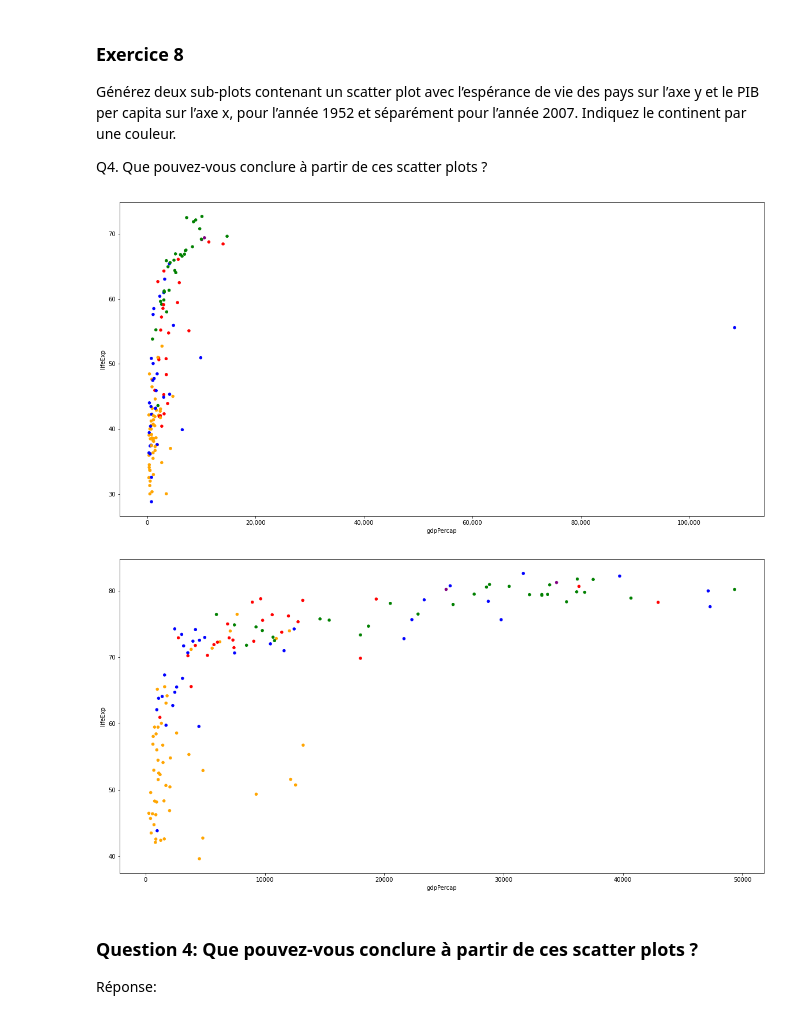
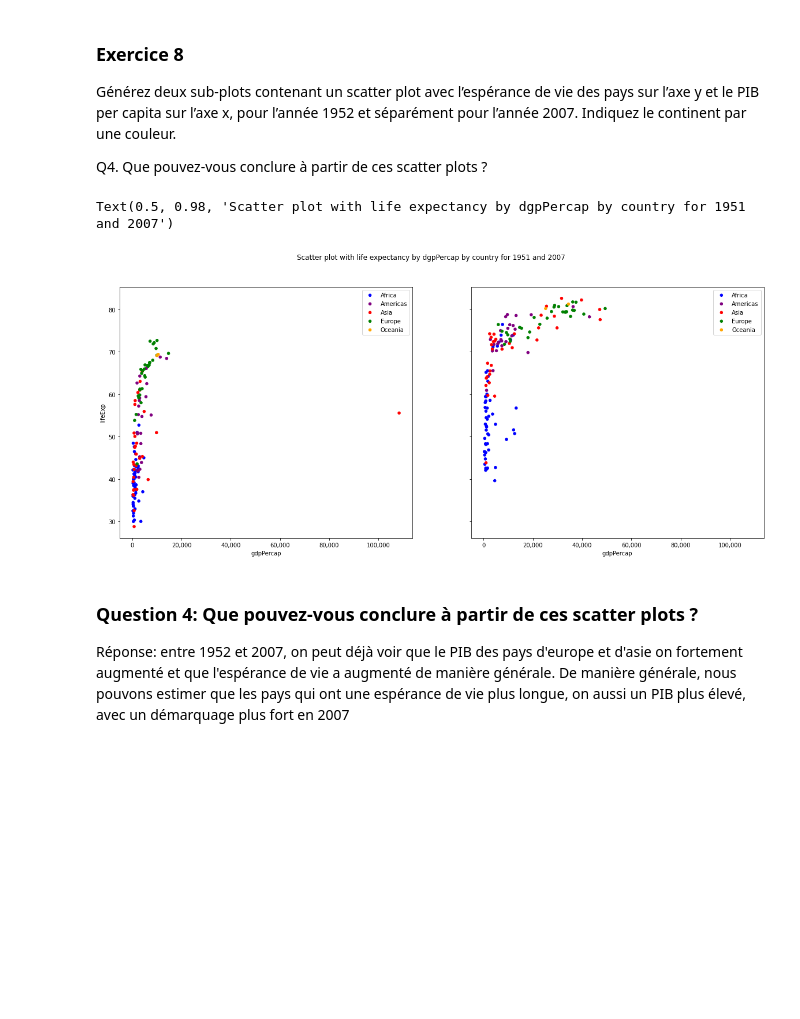
Before and after one commit to DrC0okie/Roy_VanHove_ISD_TP3, a Jupyter notebook: gapminder.ipynb, the cells around one changed output. Cells and saved outputs as stored; diff of their text form; code cells hidden in the pictures; blank space fills up the shorter version.

```diff
--- a/gapminder.ipynb
+++ b/gapminder.ipynb
@@ -209,18 +209,35 @@ Réponse: Nous constatons que l'évolution de la population en asie est extrême
 Générez deux sub-plots contenant un scatter plot avec l’espérance de vie des pays sur l’axe y et le PIB per capita sur l’axe x, pour l’année 1952 et séparément pour l’année 2007. Indiquez le continent par une couleur.
 
 Q4. Que pouvez-vous conclure à partir de ces scatter plots ?
-# %%
-import matplotlib.colors as mcolors
-data1 = gm.loc[:, ["year","gdpPercap","lifeExp", "continent"]].query("year == 1952")
-data2 = gm.loc[:, ["year","gdpPercap","lifeExp", "continent"]].query("year == 2007")
-colors = {'Americas':'red', 'Europe':'green', 'Asia':'blue', 'Oceania':'purple', 'Africa':'orange'}
-plot1 = data1.plot.scatter(x="gdpPercap", y="lifeExp", c=data1['continent'].map(colors), figsize=(20,10))
-plot2 = data2.plot.scatter(x="gdpPercap", y="lifeExp", c=data1['continent'].map(colors), figsize=(20,10))
-plot1.get_xaxis().set_major_formatter(mpl.ticker.FuncFormatter(lambda x, p: format(int(x), ",")))
-# %% [output]
-[figure, removed]
-[figure, removed]
+# %%
+#data1 = gm.loc[:, ["year","gdpPercap","lifeExp", "continent"]].query("year == 1952")
+#data2 = gm.loc[:, ["year","gdpPercap","lifeExp", "continent"]].query("year == 2007")
+#colors = {'Americas':'red', 'Europe':'green', 'Asia':'blue', 'Oceania':'purple', 'Africa':'orange'}
+#labels = {'Americas', 'Europe', 'Asia', 'Oceania', 'Africa'}
+#plot1 = data1.plot.scatter(x="gdpPercap", y="lifeExp", c=data1['continent'].map(colors), figsize=(20,10))
+#plot1.get_xaxis().set_major_formatter(mpl.ticker.FuncFormatter(lambda x, p: format(int(x), ",")))
+#plot2 = data2.plot.scatter(x="gdpPercap", y="lifeExp", c=data1['continent'].map(colors), figsize=(20,10))
+#plot2.get_xaxis().set_major_formatter(mpl.ticker.FuncFormatter(lambda x, p: format(int(x), ",")))
+fig, axs = plt.subplots(1, 2, sharey=True, sharex=True, figsize=(20, 8))
+axs[0].get_xaxis().set_major_formatter(mpl.ticker.FuncFormatter(lambda x, p: format(int(x), ",")))
+colors = {'Asia':'red', 'Europe':'green', 'Africa':'blue', 'Americas':'purple', 'Oceania':'orange'}
+
+data_1952 = gm.loc[:, ['continent','lifeExp', 'gdpPercap','year']].query("year == 1952")
+data_2007 = gm.loc[:, ['continent','lifeExp', 'gdpPercap','year']].query("year == 2007")
+
+for c, (continent, df_continent) in enumerate(data_1952.groupby('continent')):
+    df_continent.plot.scatter(ax=axs[0], x="gdpPercap", y="lifeExp", c=df_continent['continent'].map(colors), label=continent)
+
+
+for c, (continent, df_continent) in enumerate(data_2007.groupby('continent')):
+    df_continent.plot.scatter(ax=axs[1], x="gdpPercap", y="lifeExp", c=df_continent['continent'].map(colors), label=continent)
+fig.suptitle('Scatter plot with life expectancy by dgpPercap by country for 1951 and 2007')
+# %% [output]
+Text(0.5, 0.98, 'Scatter plot with life expectancy by dgpPercap by country for 1951 and 2007')
+[figure, added]
 # %% [markdown]
 ### Question 4: Que pouvez-vous conclure à partir de ces scatter plots ?
 
 Réponse:
+entre 1952 et 2007, on peut déjà voir que le PIB des pays d'europe et d'asie on fortement augmenté et que l'espérance de vie a augmenté de manière générale.
+De manière générale, nous pouvons estimer que les pays qui ont une espérance de vie plus longue, on aussi un PIB plus élevé, avec un démarquage plus fort en 2007
```
Also changed, not shown: parts of 5 cells of this notebook.
